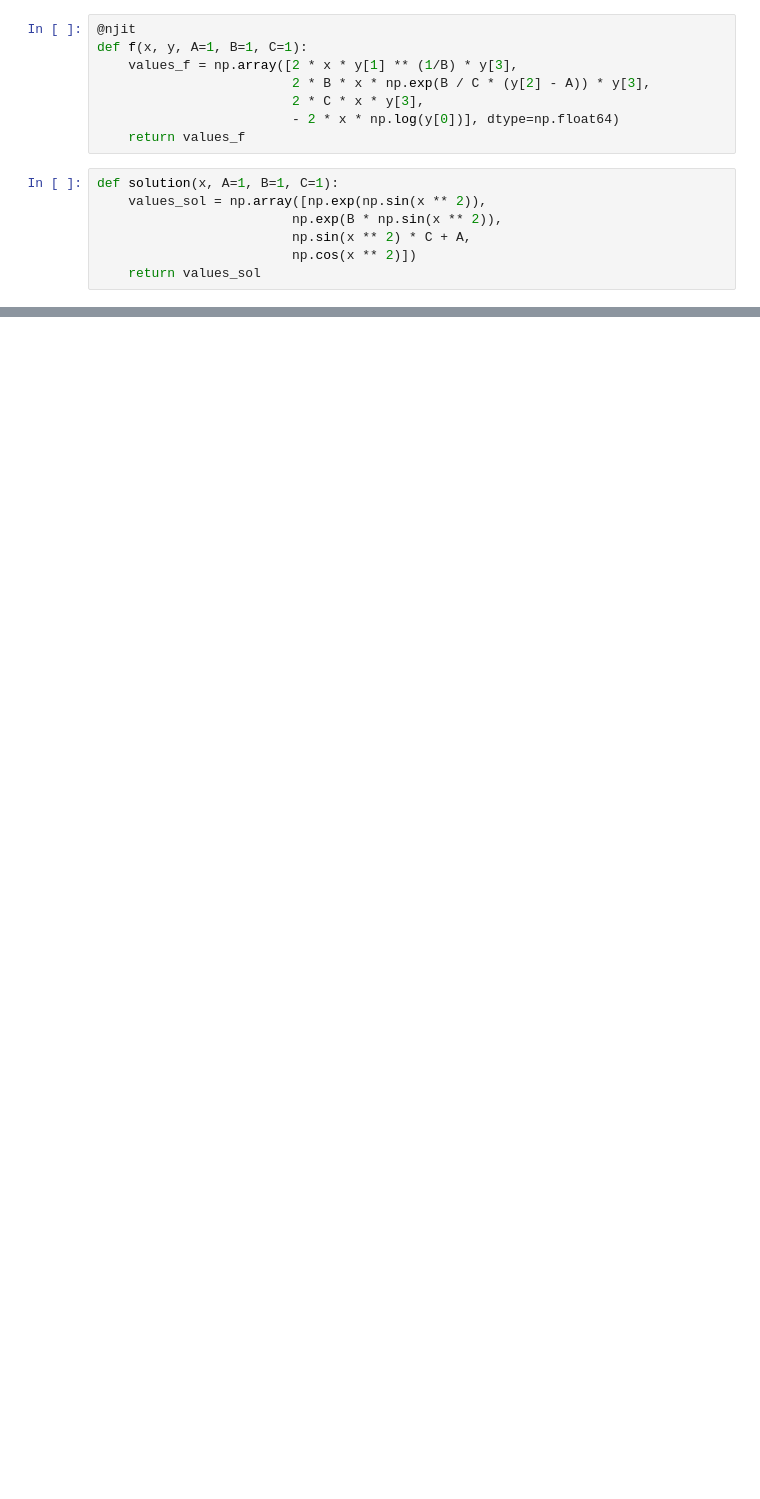
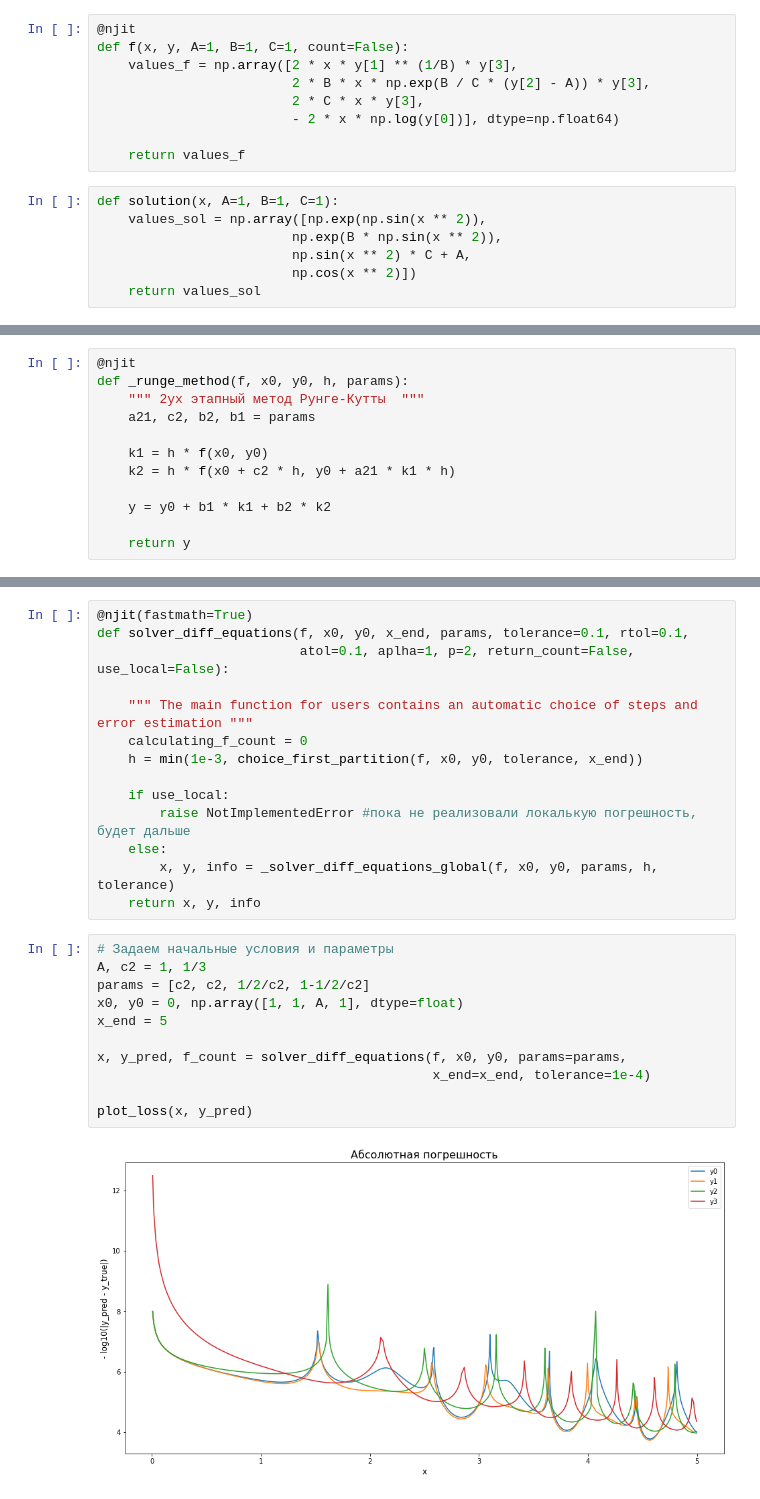
Before and after one commit to Hlibisev/num_methods, a Jupyter notebook: HW4.ipynb, the cells around one changed output, grey strips where cells are left out. Drawn from its saved outputs; the diff is of its cells as text; blank space fills up the shorter version.

```diff
--- a/HW4.ipynb
+++ b/HW4.ipynb
@@ -69,10 +123,11 @@ $$
 # %%
 @njit
-def f(x, y, A=1, B=1, C=1):
+def f(x, y, A=1, B=1, C=1, count=False):
     values_f = np.array([2 * x * y[1] ** (1/B) * y[3],
                          2 * B * x * np.exp(B / C * (y[2] - A)) * y[3],
                          2 * C * x * y[3],
                          - 2 * x * np.log(y[0])], dtype=np.float64)
+
     return values_f
 # %%
 def solution(x, A=1, B=1, C=1):
@@ -112,0 +171,12 @@ def runge_method(f, x0, y0, x_end, c2, h):
+# %%
+@njit
+def _runge_method(f, x0, y0, h, params):
+    """ 2ух этапный метод Рунге-Кутты  """
+    a21, c2, b2, b1 = params
+
+    k1 = h * f(x0, y0)
+    k2 = h * f(x0 + c2 * h, y0 + a21 * k1 * h)
+
+    y = y0 + b1 * k1 + b2 * k2
+
+    return y
@@ -112,0 +247,27 @@ def runge_method(f, x0, y0, x_end, c2, h):
+# %%
+@njit(fastmath=True)
+def solver_diff_equations(f, x0, y0, x_end, params, tolerance=0.1, rtol=0.1,
+                          atol=0.1, aplha=1, p=2, return_count=False, use_local=False):
+
+    """ The main function for users contains an automatic choice of steps and error estimation """
+    calculating_f_count = 0
+    h = min(1e-3, choice_first_partition(f, x0, y0, tolerance, x_end))
+
+    if use_local:
+        raise NotImplementedError #пока не реализовали локалькую погрешность, будет дальше
+    else:
+        x, y, info = _solver_diff_equations_global(f, x0, y0, params, h, tolerance)
+    return x, y, info
+# %%
+# Задаем начальные условия и параметры
+A, c2 = 1, 1/3
+params = [c2, c2, 1/2/c2, 1-1/2/c2]
+x0, y0 = 0, np.array([1, 1, A, 1], dtype=float)
+x_end = 5
+
+x, y_pred, f_count = solver_diff_equations(f, x0, y0, params=params,
+                                           x_end=x_end, tolerance=1e-4)
+
+plot_loss(x, y_pred)
+# %% [output]
+[figure, added]
```
Also changed, not shown: parts of 30 cells of this notebook.
